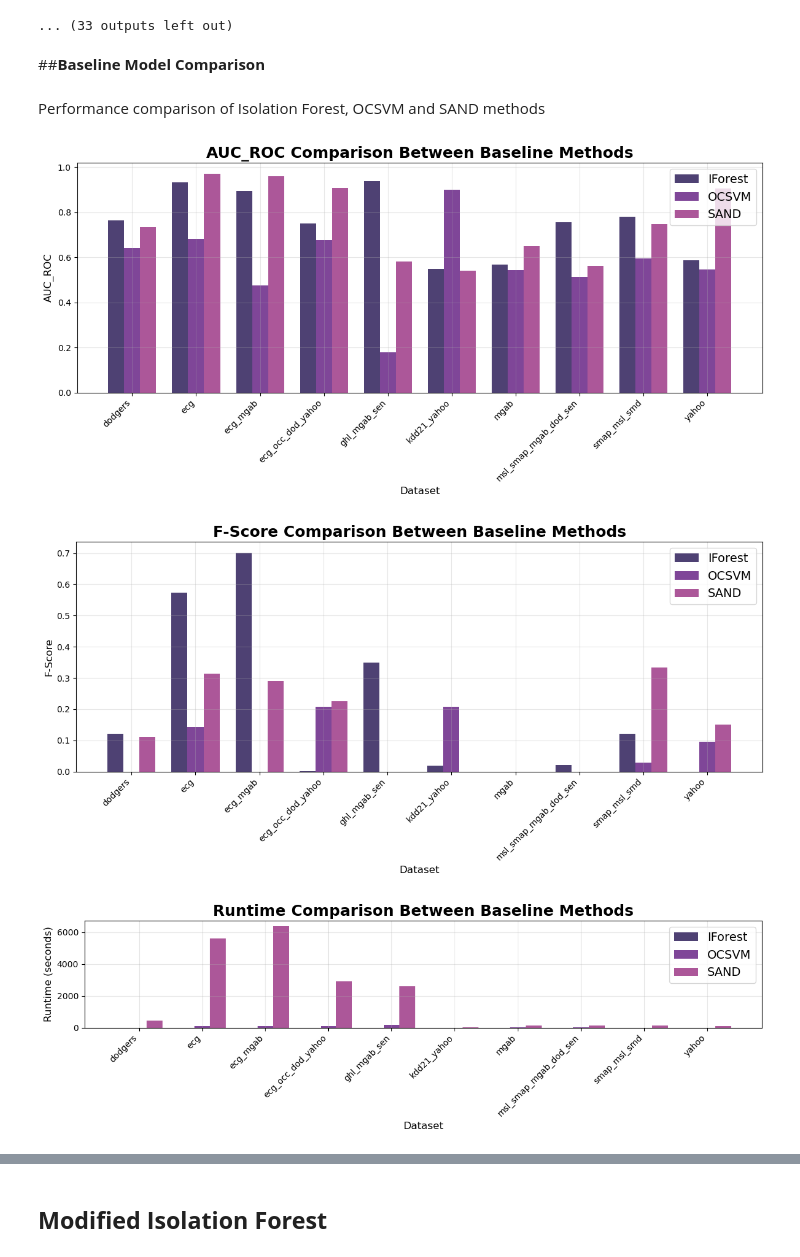
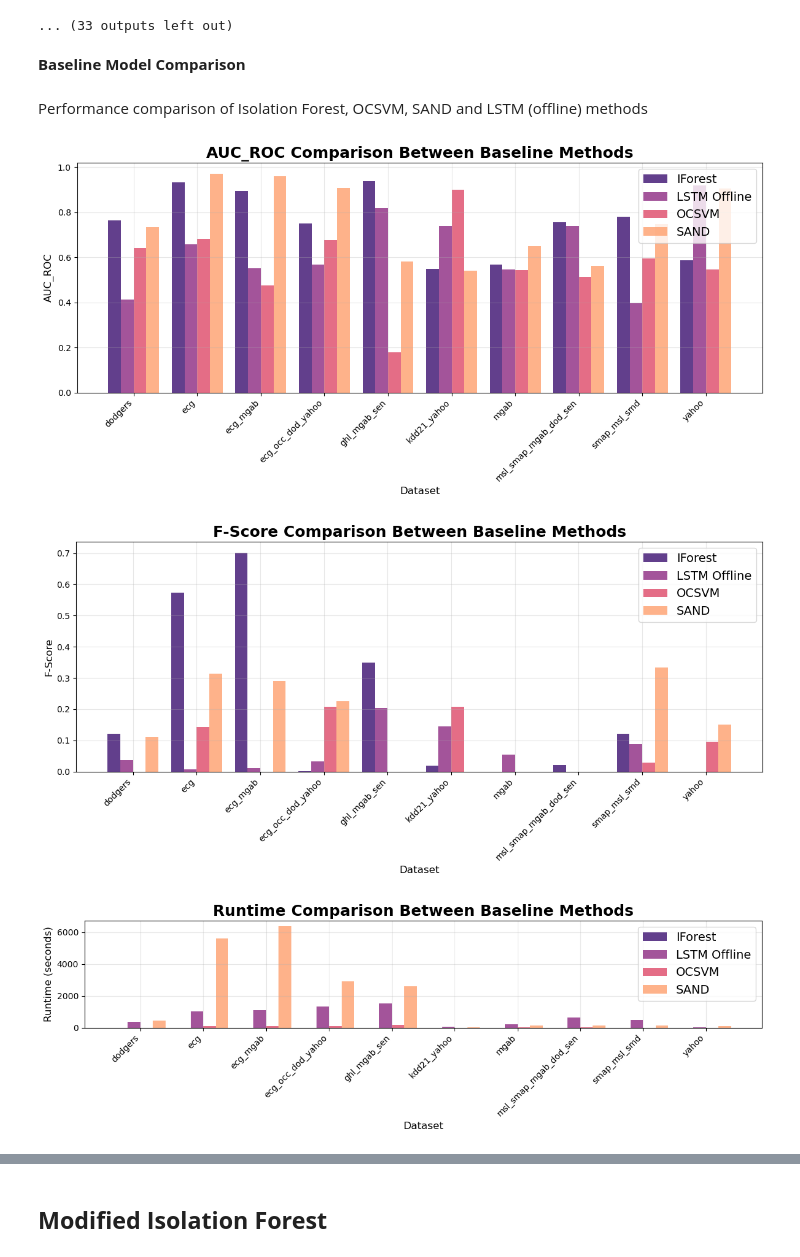
Before and after one commit to Valia-p/Streamify-Time-Series-Anomaly-Detection-Methods, a Jupyter notebook: notebooks/Streamify_Time_Series_Anomaly_Detection.ipynb, the cells around one changed output, grey strips where cells are left out. Cells and saved outputs as stored; diff of their text form; code cells hidden in the pictures.

Commit message:
lstm offline update

```diff
--- a/notebooks/Streamify_Time_Series_Anomaly_Detection.ipynb
+++ b/notebooks/Streamify_Time_Series_Anomaly_Detection.ipynb
@@ -1171,49 +1166,49 @@ For a self-join, try setting `ignore_trivial=True`.
 # %% [markdown]
-##**Baseline Model Comparison**
+**Baseline Model Comparison**
 # %% [markdown]
-Performance comparison of Isolation Forest, OCSVM and SAND methods
+Performance comparison of Isolation Forest, OCSVM, SAND and LSTM (offline) methods
 # %%
 sand_metrics_df = pd.read_csv(f'{METRICS_DIR}/sand_metrics.csv')
 if_metrics_df = pd.read_csv(f'{METRICS_DIR}/isolation_forest_metrics.csv')
 ocsvm_metrics_df = pd.read_csv(f'{METRICS_DIR}/ocsvm_metrics.csv')
+lstm_offline_metrics_df = pd.read_csv(f'{METRICS_DIR}/lstm_metrics.csv')
 
-# Add method labels for clarity    ##here put your own dataframes
+# Add method labels for clarity
 sand_metrics_df['Method'] = 'SAND'
 if_metrics_df['Method'] = 'IForest'
 ocsvm_metrics_df['Method'] = 'OCSVM'
+lstm_offline_metrics_df['Method'] = 'LSTM Offline'
 
 # Combine dataframes for comparison
 combined_df = pd.concat([
     sand_metrics_df[['dataset', 'AUC_ROC', 'F', 'runtime', 'Method']],
     if_metrics_df[['dataset', 'AUC_ROC', 'F', 'runtime', 'Method']],
-    ocsvm_metrics_df[['dataset', 'AUC_ROC', 'F', 'runtime', 'Method']]
+    ocsvm_metrics_df[['dataset', 'AUC_ROC', 'F', 'runtime', 'Method']],
+    lstm_offline_metrics_df[['dataset', 'AUC_ROC', 'F', 'runtime', 'Method']]
 ], ignore_index=True)
 
 # Set up the plotting style
 plt.style.use('default')
-colors = sns.color_palette("magma") ##change this
-
+colors = sns.color_palette('magma', n_colors=combined_df['Method'].nunique())
 
 # Create separate figures for each comparison
 # Figure 1: AUC_ROC Comparison
 fig1, ax1 = plt.subplots(figsize=(12, 6))
 pivot_auc = combined_df.pivot(index='dataset', columns='Method', values='AUC_ROC')
-x = np.arange(len(pivot_auc.index))
-width = 0.25
+x_auc = np.arange(len(pivot_auc.index))
+width = 0.8 / len(pivot_auc.columns)
 
-ax1.bar(x - width, pivot_auc.iloc[:, 0], width, label=pivot_auc.columns[0],
-        color=colors[0], alpha=0.8)
-ax1.bar(x, pivot_auc.iloc[:, 1], width, label=pivot_auc.columns[1],
-        color=colors[1], alpha=0.8)
-ax1.bar(x + width, pivot_auc.iloc[:, 2], width, label=pivot_auc.columns[2],
-        color=colors[2], alpha=0.8)
+for i, method in enumerate(pivot_auc.columns):
+    offset = (i - (len(pivot_auc.columns) - 1) / 2) * width
+    ax1.bar(x_auc + offset, pivot_auc[method], width, label=method,
+            color=colors[i], alpha=0.8)
 
 ax1.set_xlabel('Dataset', fontsize=12)
 ax1.set_ylabel('AUC_ROC', fontsize=12)
 ax1.set_title('AUC_ROC Comparison Between Baseline Methods', fontsize=18, fontweight='bold')
 os.makedirs(f'{PLOTS_DIR}/', exist_ok=True)
 fig1.savefig(f'{PLOTS_DIR}/baseline_auc_roc.png', bbox_inches='tight', dpi=150)
-ax1.set_xticks(x)
+ax1.set_xticks(x_auc)
 ax1.set_xticklabels(pivot_auc.index, rotation=45, ha='right')
 ax1.legend(fontsize=14)
 ax1.grid(True, alpha=0.3)
@@ -1223,19 +1218,18 @@ plt.show()
 # Figure 2: F-Score Comparison
 fig2, ax2 = plt.subplots(figsize=(12, 6))
 pivot_f = combined_df.pivot(index='dataset', columns='Method', values='F')
+x_f = np.arange(len(pivot_f.index))
 
-ax2.bar(x - width, pivot_f.iloc[:, 0], width, label=pivot_f.columns[0],
-        color=colors[0], alpha=0.8)
-ax2.bar(x, pivot_f.iloc[:, 1], width, label=pivot_f.columns[1],
-        color=colors[1], alpha=0.8)
-ax2.bar(x + width, pivot_f.iloc[:, 2], width, label=pivot_f.columns[2],
-        color=colors[2], alpha=0.8)
+for i, method in enumerate(pivot_f.columns):
+    offset = (i - (len(pivot_f.columns) - 1) / 2) * width
+    ax2.bar(x_f + offset, pivot_f[method], width, label=method,
+            color=colors[i], alpha=0.8)
 
 ax2.set_xlabel('Dataset', fontsize=12)
 ax2.set_ylabel('F-Score', fontsize=12)
 ax2.set_title('F-Score Comparison Between Baseline Methods', fontsize=18, fontweight='bold')
 fig2.savefig(f'{PLOTS_DIR}/baseline_fscore.png', bbox_inches='tight', dpi=150)
-ax2.set_xticks(x)
+ax2.set_xticks(x_f)
 ax2.set_xticklabels(pivot_f.index, rotation=45, ha='right')
 ax2.legend(fontsize=14)
 ax2.grid(True, alpha=0.3)
@@ -1245,50 +1239,49 @@ plt.show()
 # Figure 3: Runtime Comparison
 fig3, ax3 = plt.subplots(figsize=(12, 4))
 pivot_runtime = combined_df.pivot(index='dataset', columns='Method', values='runtime')
+x_runtime = np.arange(len(pivot_runtime.index))
 
-ax3.bar(x - width, pivot_runtime.iloc[:, 0], width, label=pivot_runtime.columns[0],
-        color=colors[0], alpha=0.8)
-ax3.bar(x , pivot_runtime.iloc[:, 1], width, label=pivot_runtime.columns[1],
-        color=colors[1], alpha=0.8)
-ax3.bar(x + width, pivot_runtime.iloc[:, 2], width, label=pivot_runtime.columns[2],
-        color=colors[2], alpha=0.8)
+for i, method in enumerate(pivot_runtime.columns):
+    offset = (i - (len(pivot_runtime.columns) - 1) / 2) * width
+    ax3.bar(x_runtime + offset, pivot_runtime[method], width, label=method,
+            color=colors[i], alpha=0.8)
 
 ax3.set_xlabel('Dataset', fontsize=12)
 ax3.set_ylabel('Runtime (seconds)', fontsize=12)
 ax3.set_title('Runtime Comparison Between Baseline Methods', fontsize=18, fontweight='bold')
 fig3.savefig(f'{PLOTS_DIR}/baseline_runtime.png', bbox_inches='tight', dpi=150)
-ax3.set_xticks(x)
+ax3.set_xticks(x_runtime)
 ax3.set_xticklabels(pivot_runtime.index, rotation=45, ha='right')
 ax3.legend(fontsize=14)
 ax3.grid(True, alpha=0.3)
 plt.tight_layout()
 plt.show()
 
 # Summary statistics
 print("=== PERFORMANCE SUMMARY ===")
 print("\nAUC_ROC Summary:")
 auc_summary = combined_df.groupby('Method')['AUC_ROC'].agg(['mean', 'std', 'min', 'max'])
 print(auc_summary)
 
 print("\nF-Score Summary:")
 f_summary = combined_df.groupby('Method')['F'].agg(['mean', 'std', 'min', 'max'])
 print(f_summary)
 
 print("\nRuntime Summary:")
 runtime_summary = combined_df.groupby('Method')['runtime'].agg(['mean', 'std', 'min', 'max'])
 print(runtime_summary)
 
 print("\n=== DATASET-WISE COMPARISON ===")
 comparison_df = combined_df.pivot_table(
     index='dataset',
     columns='Method',
     values=['AUC_ROC', 'F', 'runtime']
 )
 print(comparison_df)
 # %% [output]
-[figure, old version]
+[figure, new version]
-[figure, old version]
+[figure, new version]
-[figure, old version]
+[figure, new version]
 === PERFORMANCE SUMMARY ===
 
 AUC_ROC Summary:
```
Also changed, not shown: parts of 6 cells of this notebook, 4 other files.
